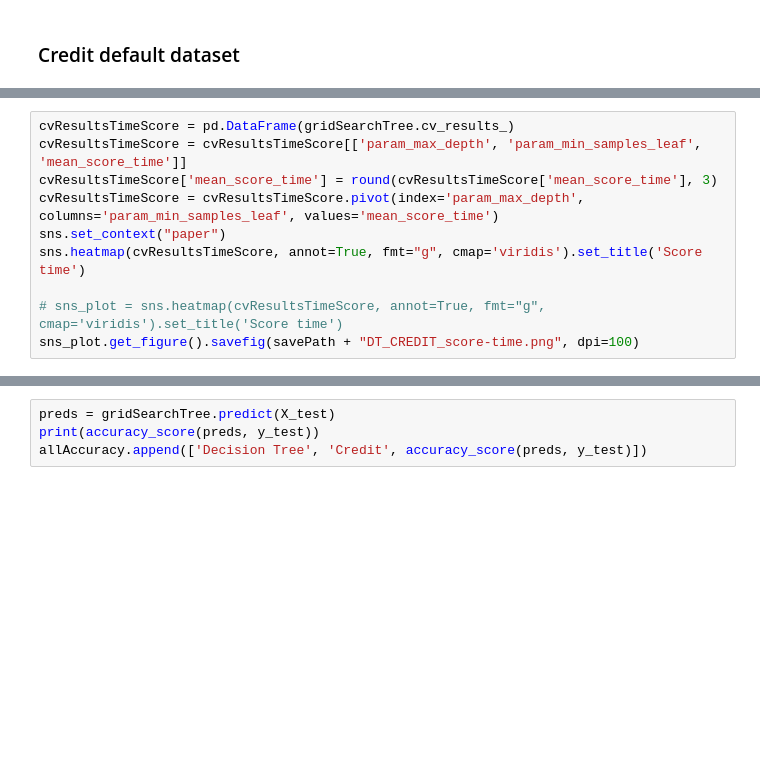
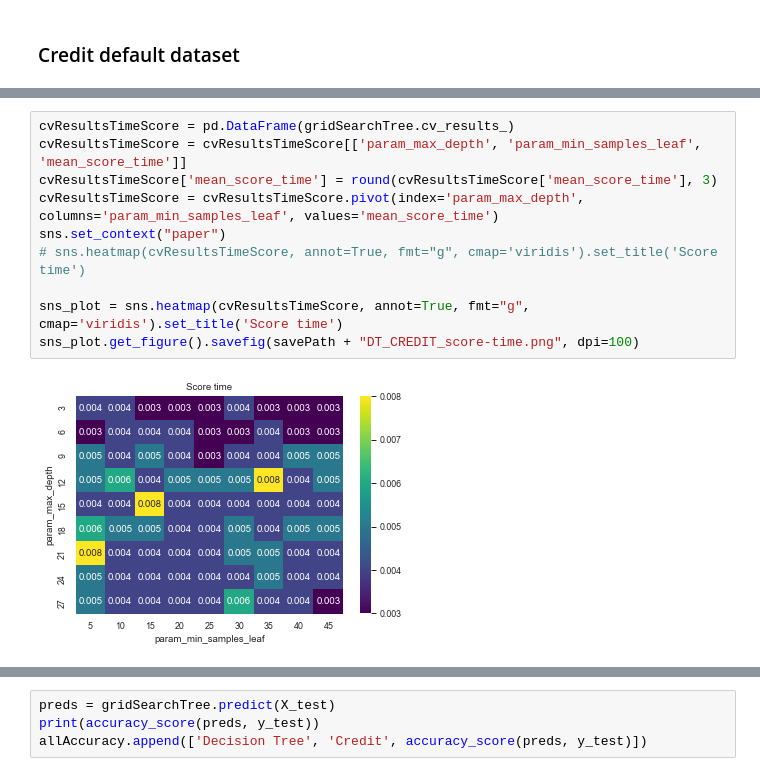
Before and after one commit to mkecera/1-supervised-learning, a Jupyter notebook: assignment1.ipynb, the cells around one changed output, grey strips where cells are left out. Saved outputs shown, nothing was run; the diff lists cells and outputs as text; blank space fills up the shorter version.

```diff
--- a/assignment1.ipynb
+++ b/assignment1.ipynb
@@ -834,13 +917,15 @@ sns_plot.get_figure().savefig(savePath + "DT_CREDIT_training-time.png", dpi=100)
 # %%
 cvResultsTimeScore = pd.DataFrame(gridSearchTree.cv_results_)
 cvResultsTimeScore = cvResultsTimeScore[['param_max_depth', 'param_min_samples_leaf', 'mean_score_time']]
 cvResultsTimeScore['mean_score_time'] = round(cvResultsTimeScore['mean_score_time'], 3)
 cvResultsTimeScore = cvResultsTimeScore.pivot(index='param_max_depth', columns='param_min_samples_leaf', values='mean_score_time')
 sns.set_context("paper")
-sns.heatmap(cvResultsTimeScore, annot=True, fmt="g", cmap='viridis').set_title('Score time')
+# sns.heatmap(cvResultsTimeScore, annot=True, fmt="g", cmap='viridis').set_title('Score time')
 
-# sns_plot = sns.heatmap(cvResultsTimeScore, annot=True, fmt="g", cmap='viridis').set_title('Score time')
+sns_plot = sns.heatmap(cvResultsTimeScore, annot=True, fmt="g", cmap='viridis').set_title('Score time')
 sns_plot.get_figure().savefig(savePath + "DT_CREDIT_score-time.png", dpi=100)
+# %% [output]
+[figure, added]
 # %%
 bestModel = tree.DecisionTreeClassifier(**gridSearchTree.best_params_)
 train_sizes, train_scores, valid_scores = learning_curve(
```
Also changed, not shown: parts of 66 cells of this notebook, 2 other files.
